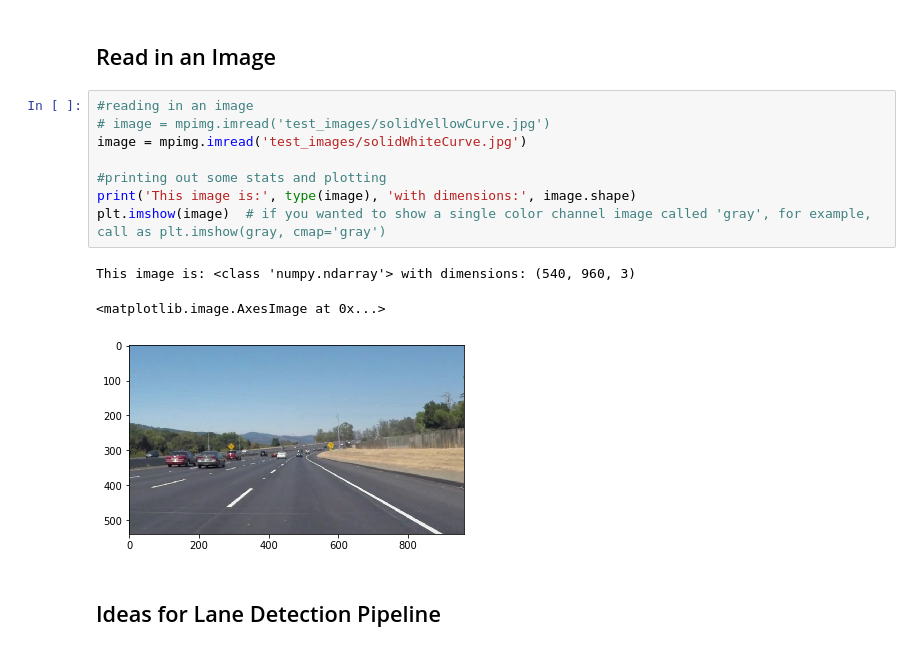
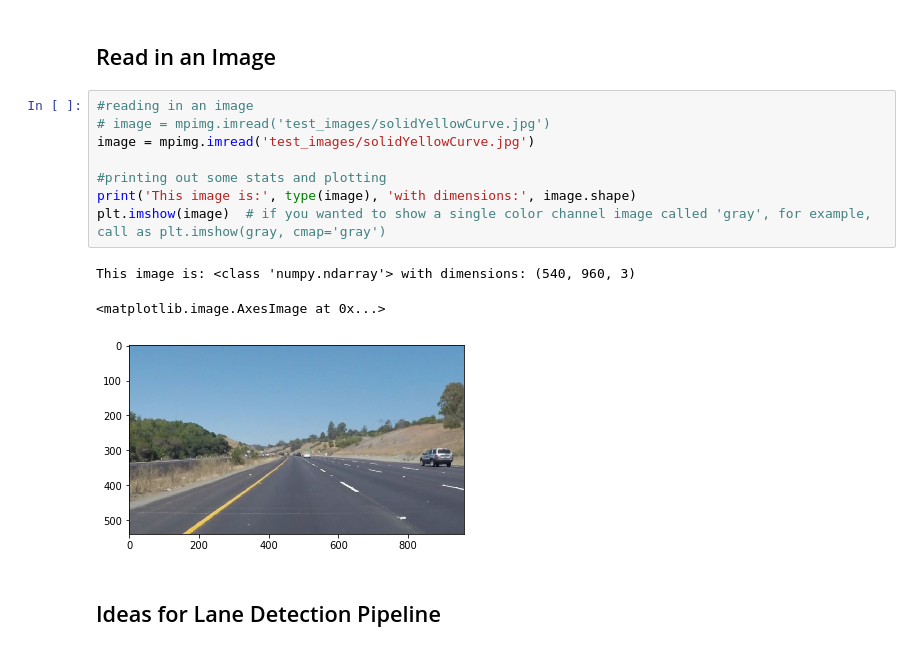
Before and after one commit to MellonGuan/CarND-LaneLines-P1, a Jupyter notebook: P1.ipynb, the cells around one changed output. Cells and saved outputs as stored; diff of their text form.

```diff
--- a/P1.ipynb
+++ b/P1.ipynb
@@ -52,15 +52,15 @@ import cv2
 # %%
 #reading in an image
 # image = mpimg.imread('test_images/solidYellowCurve.jpg')
-image = mpimg.imread('test_images/solidWhiteCurve.jpg')
+image = mpimg.imread('test_images/solidYellowCurve.jpg')
 
 #printing out some stats and plotting
 print('This image is:', type(image), 'with dimensions:', image.shape)
 plt.imshow(image)  # if you wanted to show a single color channel image called 'gray', for example, call as plt.imshow(gray, cmap='gray')
 # %% [output]
 This image is: <class 'numpy.ndarray'> with dimensions: (540, 960, 3)
 <matplotlib.image.AxesImage at 0x...>
-[figure, old version]
+[figure, new version]
 # %% [markdown]
 ## Ideas for Lane Detection Pipeline
 # %% [markdown]
```
Also changed, not shown: parts of 11 cells of this notebook.
